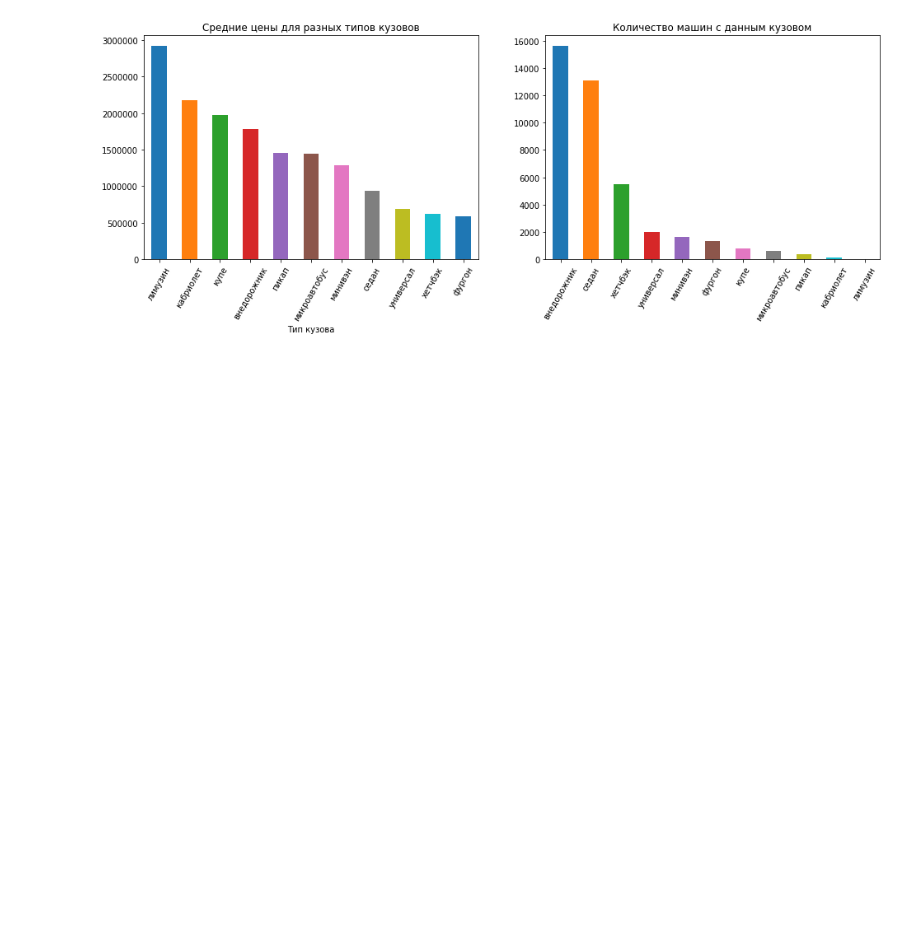
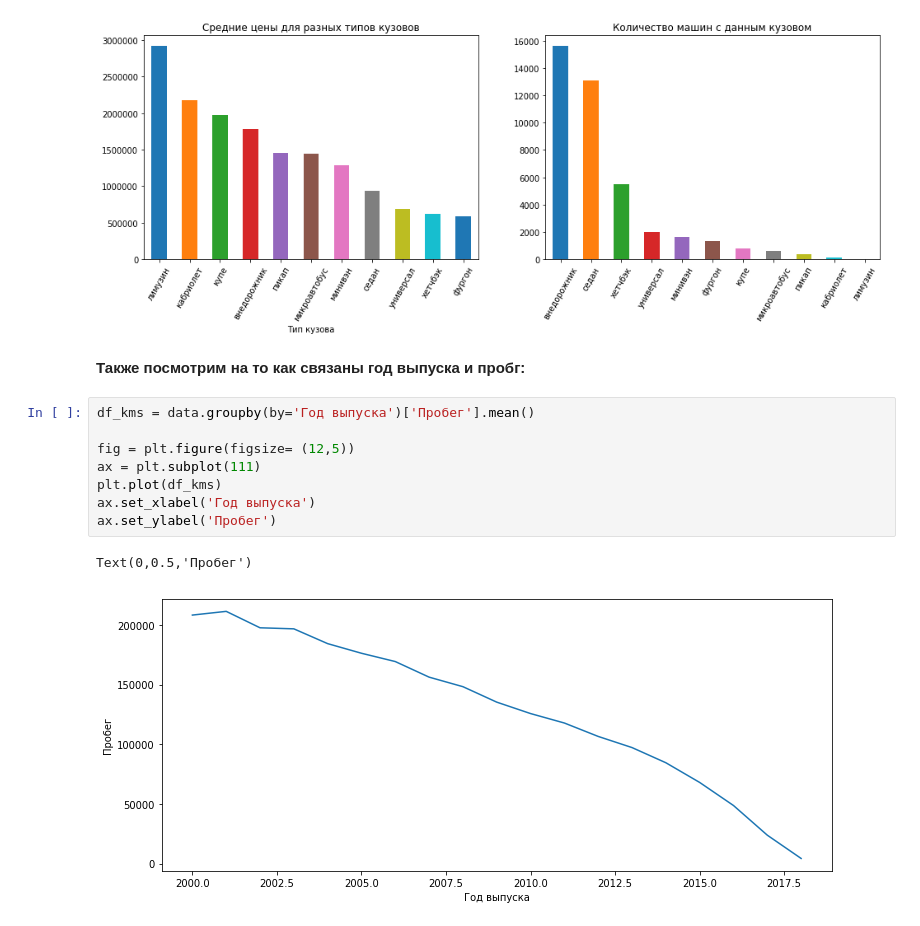
Before and after one commit to krabchuk/technosphere_bigdata_project, a Jupyter notebook: report.ipynb, the cells around one changed output. Drawn from its saved outputs; the diff is of its cells as text; blank space fills up the shorter version.

```diff
--- a/report.ipynb
+++ b/report.ipynb
@@ -182,3 +182,16 @@ ax2.set_title('Количество машин с данным кузовом')
 # %% [output]
 Text(0.5,1,'Количество машин с данным кузовом')
 [figure]
+# %% [markdown]
+****Также посмотрим на то как связаны год выпуска и пробг:****
+# %%
+df_kms = data.groupby(by='Год выпуска')['Пробег'].mean()
+
+fig = plt.figure(figsize= (12,5))
+ax = plt.subplot(111)
+plt.plot(df_kms)
+ax.set_xlabel('Год выпуска')
+ax.set_ylabel('Пробег')
+# %% [output]
+Text(0,0.5,'Пробег')
+[figure, added]
```
